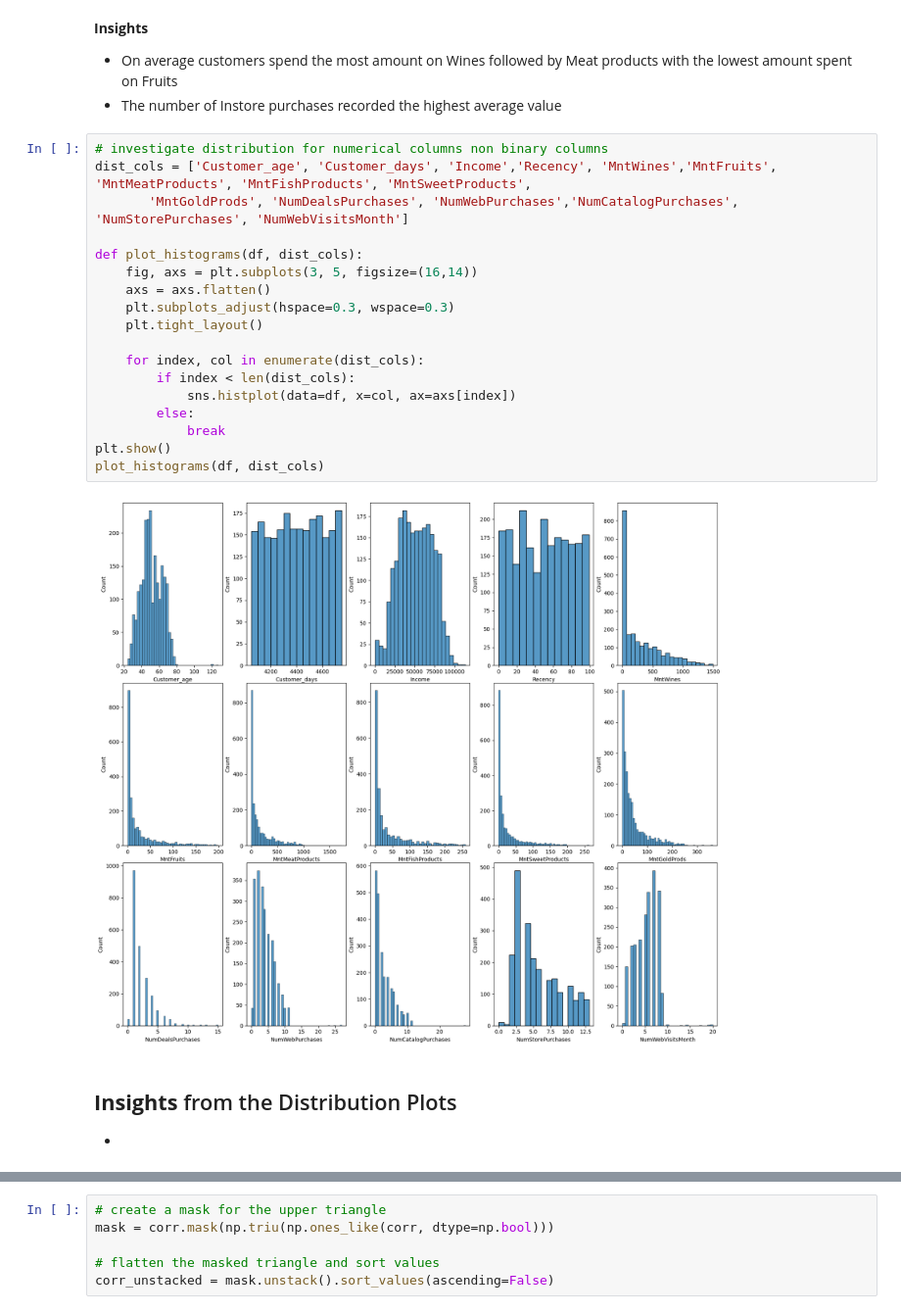
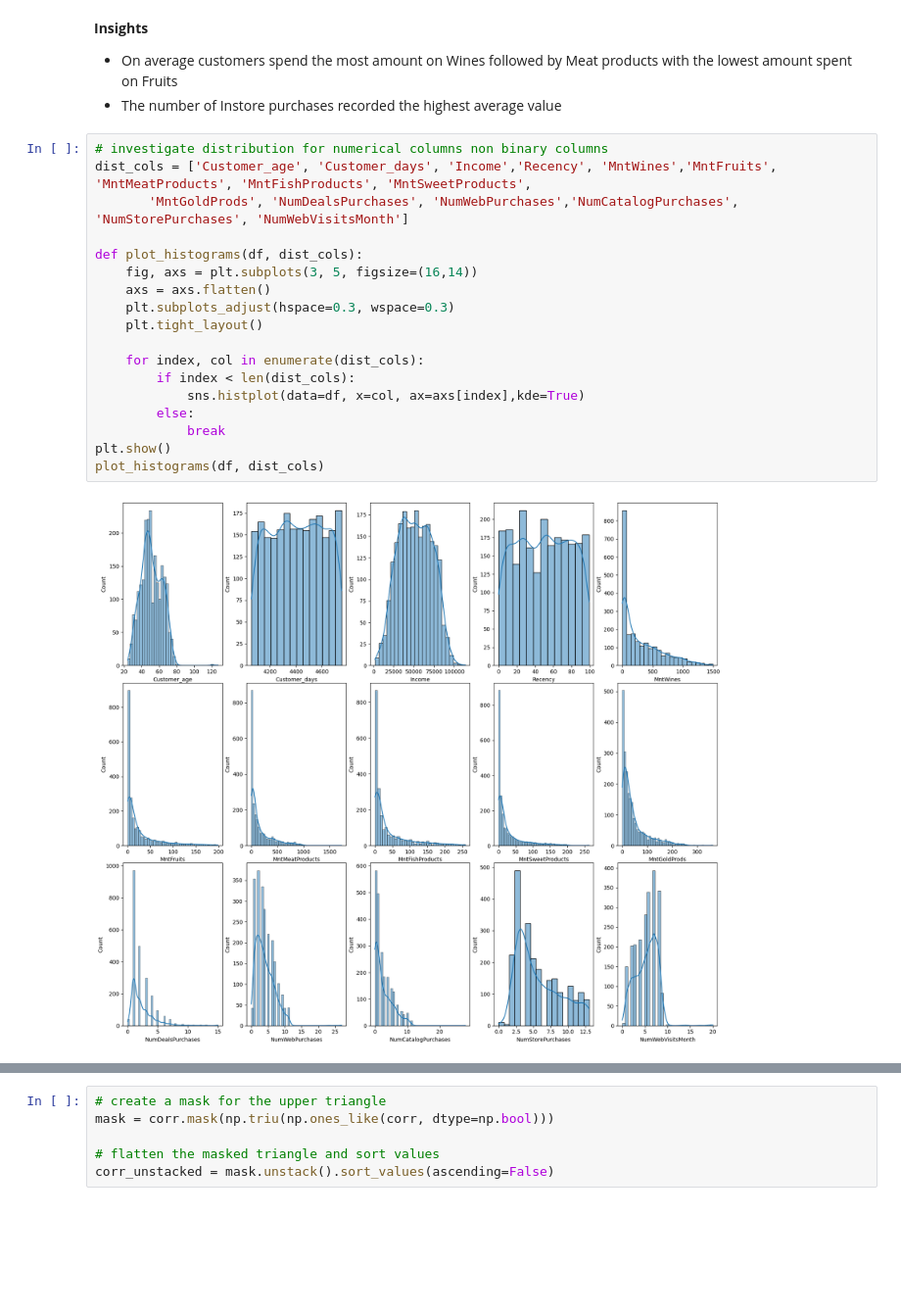
Before and after one commit to Morris-mk/IFood_Marketing-data-Analysis-segmentation-and-classification, a Jupyter notebook: marketing_customer_analysis.ipynb, the cells around one changed output, grey strips where cells are left out. Shown at 98% size. Saved outputs shown, nothing was run; the diff lists cells and outputs as text; blank space fills up the shorter version.

```diff
--- a/marketing_customer_analysis.ipynb
+++ b/marketing_customer_analysis.ipynb
@@ -237,24 +253,20 @@ round(df.describe(),2 ).T
 # %%
 # investigate distribution for numerical columns non binary columns
 dist_cols = ['Customer_age', 'Customer_days', 'Income','Recency', 'MntWines','MntFruits', 'MntMeatProducts', 'MntFishProducts', 'MntSweetProducts',
        'MntGoldProds', 'NumDealsPurchases', 'NumWebPurchases','NumCatalogPurchases', 'NumStorePurchases', 'NumWebVisitsMonth']
 
 def plot_histograms(df, dist_cols):
     fig, axs = plt.subplots(3, 5, figsize=(16,14))
     axs = axs.flatten()
     plt.subplots_adjust(hspace=0.3, wspace=0.3)
     plt.tight_layout()
 
     for index, col in enumerate(dist_cols):
         if index < len(dist_cols):
-            sns.histplot(data=df, x=col, ax=axs[index])
+            sns.histplot(data=df, x=col, ax=axs[index],kde=True)
         else:
             break
 plt.show()
 plot_histograms(df, dist_cols)
 # %% [output]
-[figure, old version]
+[figure, new version]
-# %% [markdown]
-**Insights** from the Distribution Plots
--
--
```
Also changed, not shown: parts of 38 cells of this notebook, 1 other file.
